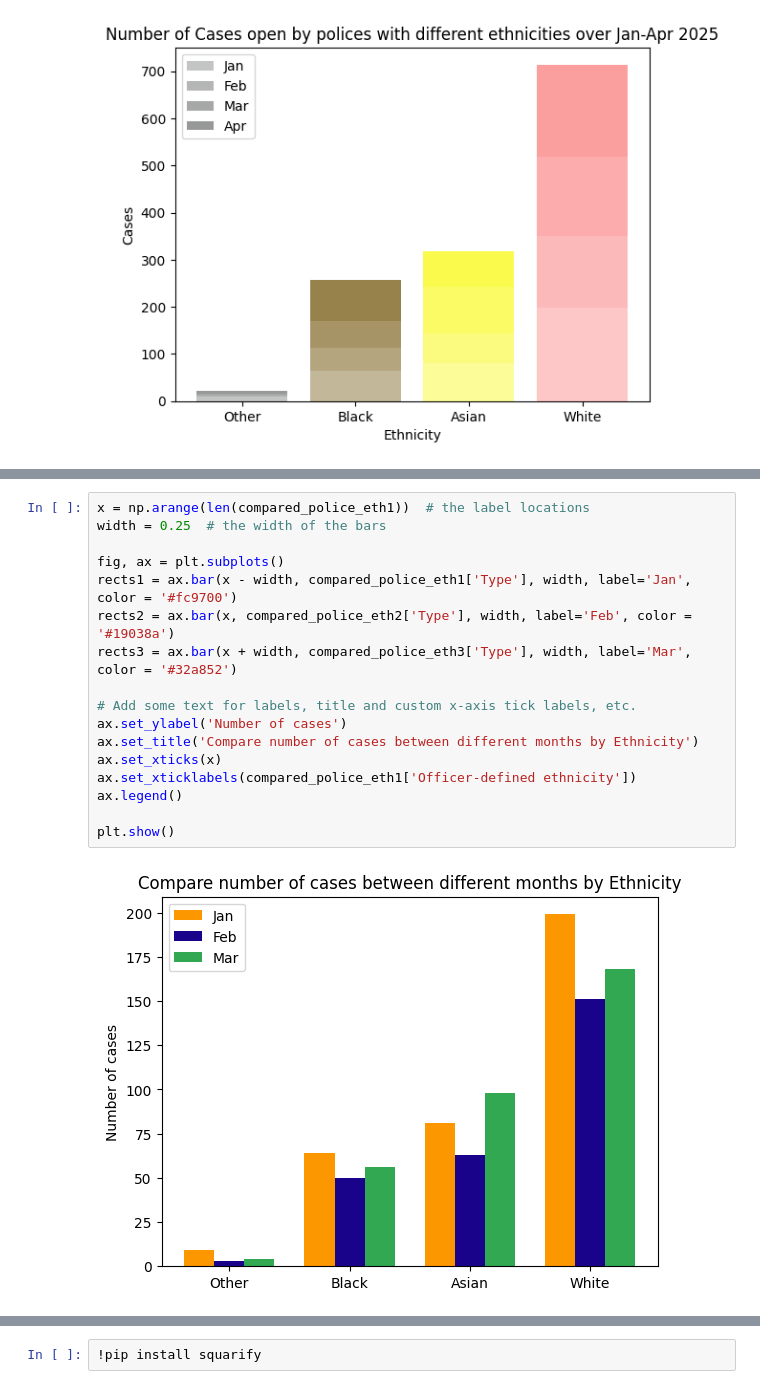
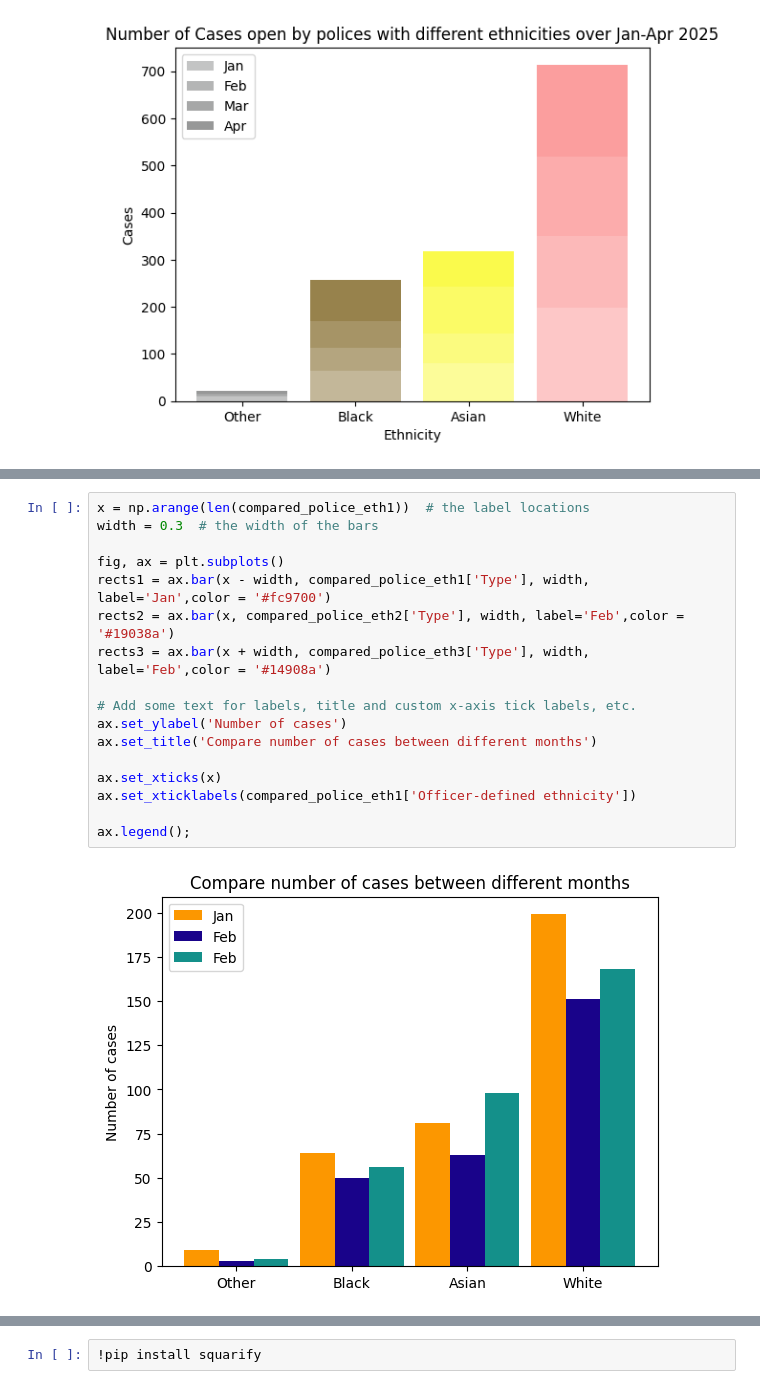
Before and after one commit to Panachai-spec007/dataviz2025, a Jupyter notebook: Copy_of_Visualize_Data_Comparison_2025.ipynb, the cells around one changed output, grey strips where cells are left out. Saved outputs shown, nothing was run; the diff lists cells and outputs as text.

```diff
--- a/Copy_of_Visualize_Data_Comparison_2025.ipynb
+++ b/Copy_of_Visualize_Data_Comparison_2025.ipynb
@@ -162,20 +171,20 @@ ax.legend();
 plot grouped barchart เปรียบเทียบจำนวน cases 3 เดือน ของแต่ละ เชื้อชาติ
 # %%
 x = np.arange(len(compared_police_eth1))  # the label locations
-width = 0.25  # the width of the bars
+width = 0.3  # the width of the bars
 
 fig, ax = plt.subplots()
-rects1 = ax.bar(x - width, compared_police_eth1['Type'], width, label='Jan', color = '#fc9700')
-rects2 = ax.bar(x, compared_police_eth2['Type'], width, label='Feb', color = '#19038a')
-rects3 = ax.bar(x + width, compared_police_eth3['Type'], width, label='Mar', color = '#32a852')
+rects1 = ax.bar(x - width, compared_police_eth1['Type'], width, label='Jan',color = '#fc9700')
+rects2 = ax.bar(x, compared_police_eth2['Type'], width, label='Feb',color = '#19038a')
+rects3 = ax.bar(x + width, compared_police_eth3['Type'], width, label='Feb',color = '#14908a')
 
 # Add some text for labels, title and custom x-axis tick labels, etc.
 ax.set_ylabel('Number of cases')
-ax.set_title('Compare number of cases between different months by Ethnicity')
+ax.set_title('Compare number of cases between different months')
+
 ax.set_xticks(x)
 ax.set_xticklabels(compared_police_eth1['Officer-defined ethnicity'])
-ax.legend()
 
-plt.show()
+ax.legend();
 # %% [output]
-[figure, old version]
+[figure, new version]
```
Also changed, not shown: parts of 19 cells of this notebook.
